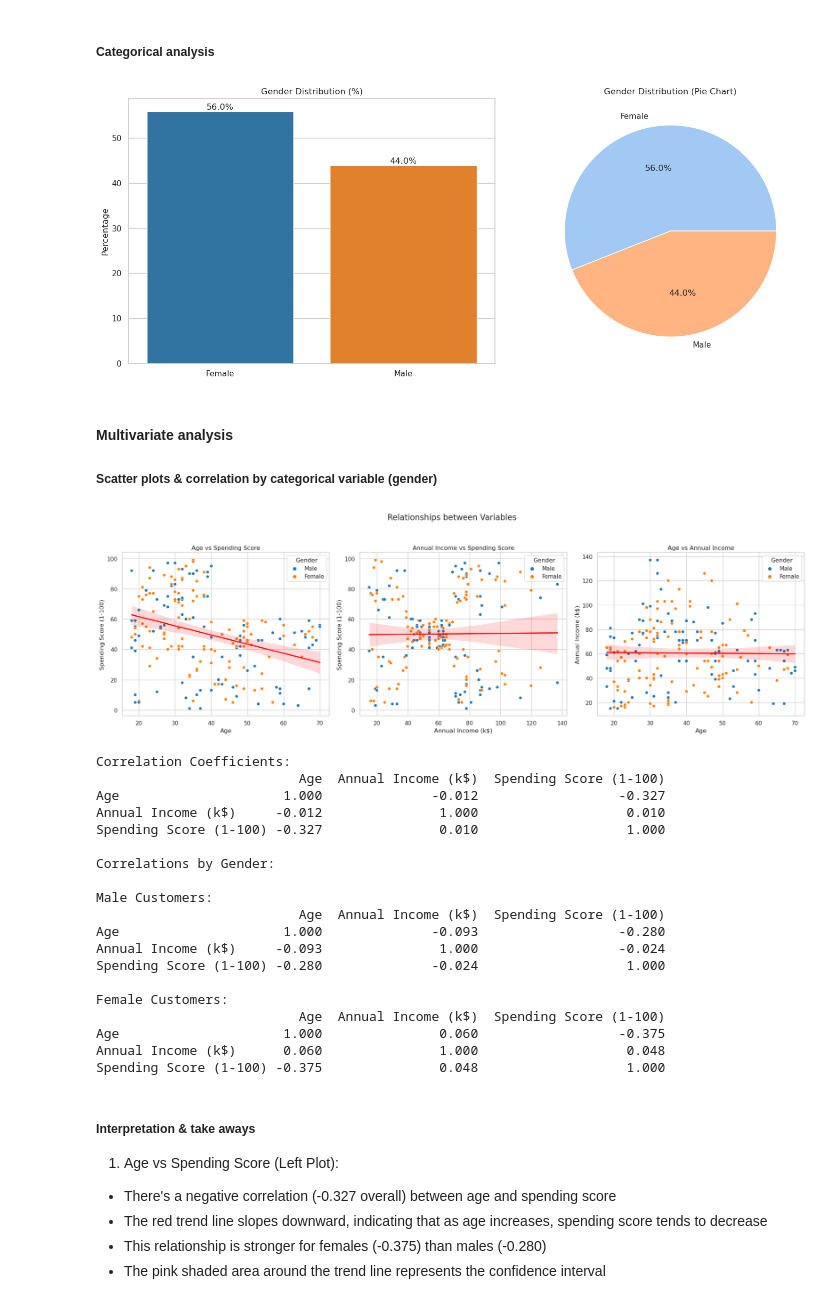
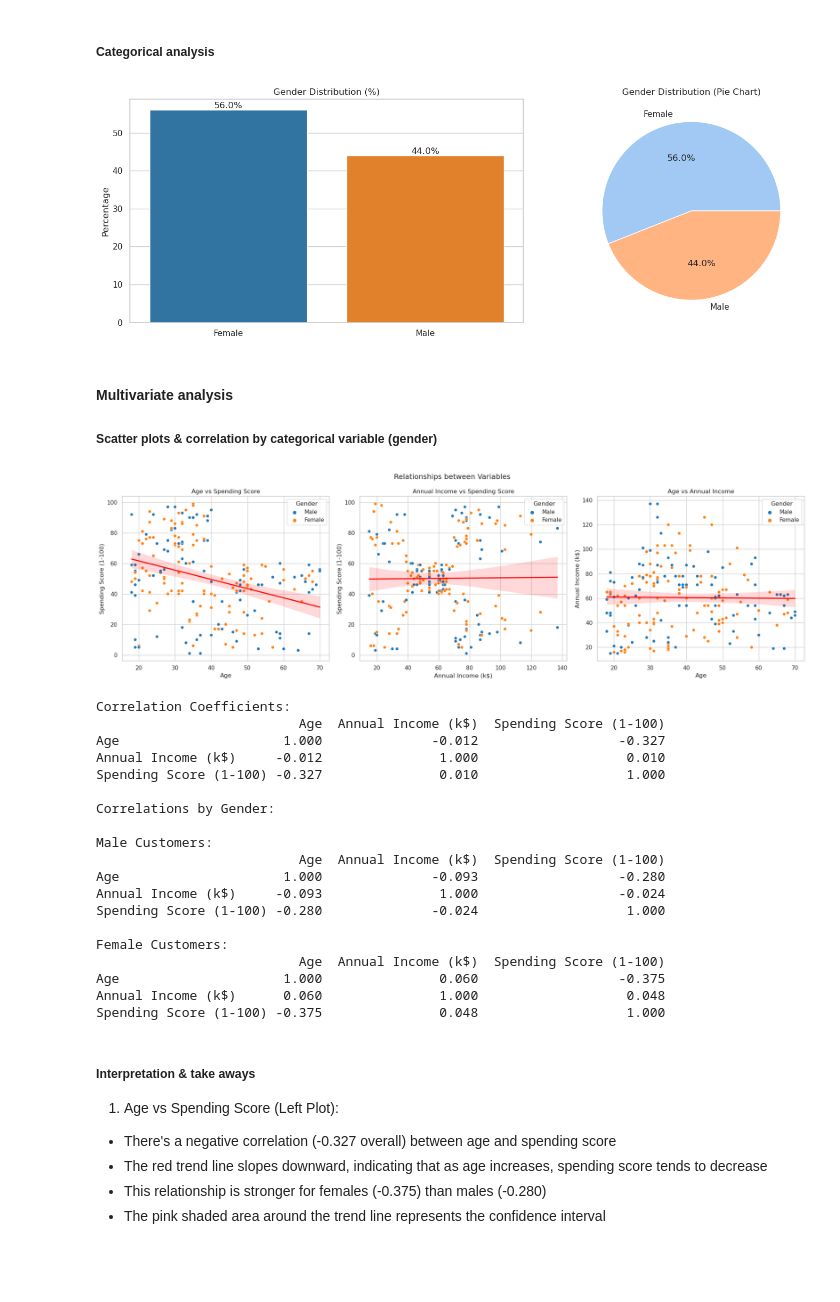
Before and after one commit to zey-2/sctp-dsai-1.3-coaching, a Jupyter notebook: notebook/1.3-coaching-assignment.ipynb, the cells around one changed output. Cells and saved outputs as stored; diff of their text form; code cells hidden in the pictures; blank space fills up the shorter version.

```diff
--- a/notebook/1.3-coaching-assignment.ipynb
+++ b/notebook/1.3-coaching-assignment.ipynb
@@ -213,28 +224,28 @@ Spending Score Mode: 42
 ##### Categorical analysis
 # %%
 # 2. Categorical Analysis (Gender)
-fig, (ax1, ax2) = plt.subplots(1, 2, figsize=(15, 6))
+fig, (ax1, ax2) = plt.subplots(1, 2, figsize=(15, 5))
 
 # Bar plot with percentages
 gender_counts = data['Gender'].value_counts()
 gender_percentages = (gender_counts / len(data) * 100).round(1)
 
 sns.barplot(x=gender_percentages.index, y=gender_percentages.values, ax=ax1)
 ax1.set_title('Gender Distribution (%)')
 ax1.set_ylabel('Percentage')
 # Add percentage labels on top of each bar
 for i, v in enumerate(gender_percentages):
     ax1.text(i, v, f'{v}%', ha='center', va='bottom')
 
 # Pie chart
 ax2.pie(gender_counts, labels=gender_counts.index, autopct='%1.1f%%',
         colors=sns.color_palette('pastel'))
 ax2.set_title('Gender Distribution (Pie Chart)')
 
 plt.tight_layout()
 plt.show()
 # %% [output]
-[figure, old version]
+[figure, new version]
 # %% [markdown]
 #### Multivariate analysis
 
@@ -242,7 +253,7 @@ plt.show()
 # %%
 # Create scatter plots with trend lines
 fig, axes = plt.subplots(1, 3, figsize=(20, 6))
-fig.suptitle('Relationships between Variables', fontsize=16, y=1.05)
+fig.suptitle('Relationships between Variables')
 
 # 1. Age vs Spending Score
 sns.scatterplot(data=data,
@@ -301,7 +312,7 @@ for gender in data['Gender'].unique():
     gender_corr = data[data['Gender'] == gender][['Age', 'Annual Income (k$)', 'Spending Score (1-100)']].corr()
     print(gender_corr.round(3))
 # %% [output]
-[figure, old version]
+[figure, new version]
 Correlation Coefficients:
                           Age  Annual Income (k$)  Spending Score (1-100)
 Age                     1.000              -0.012                  -0.327
```
Also changed, not shown: parts of 4 cells of this notebook.
